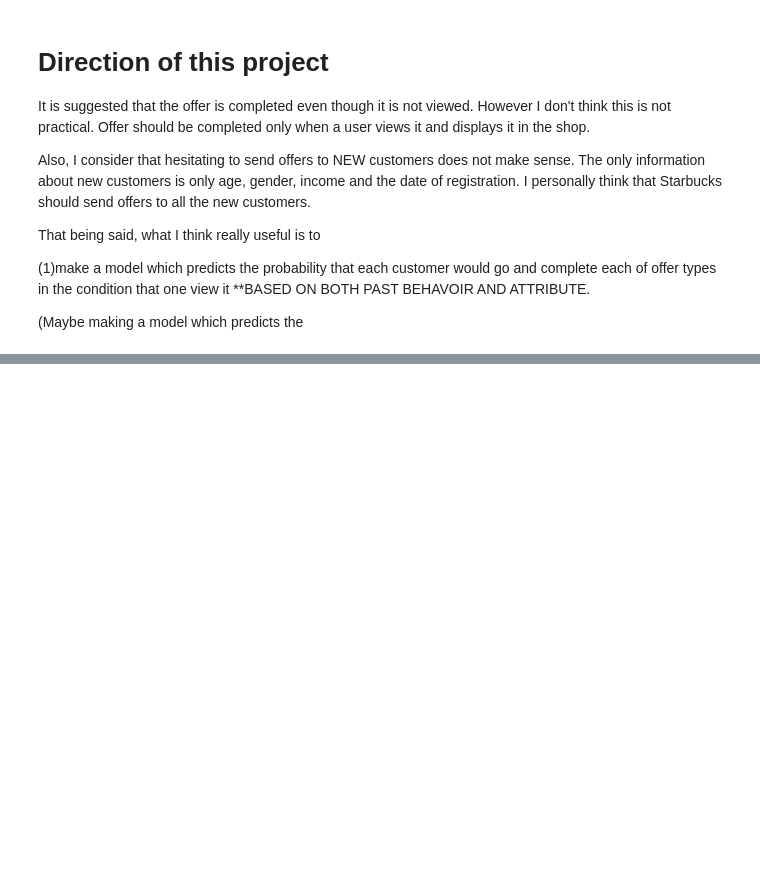
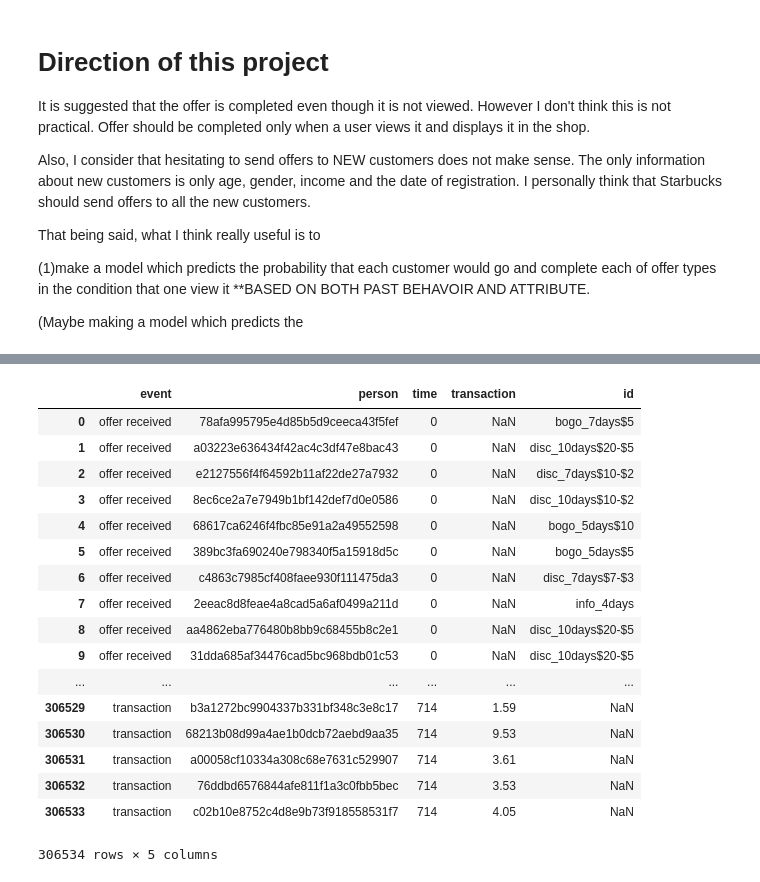
Before and after one commit to kudojp/StarBucksPromotionAnalysis, a Jupyter notebook: StarbucksPromotionAnalysis.ipynb, the cells around one changed output, grey strips where cells are left out. Cells and saved outputs as stored; diff of their text form; code cells hidden in the pictures; blank space fills up the shorter version.

```diff
--- a/StarbucksPromotionAnalysis.ipynb
+++ b/StarbucksPromotionAnalysis.ipynb
@@ -525,0 +583,21 @@ transcript2[transcript2.event == "offer viewed"]
+# %%
+transcript2
+# %% [output]
+|  | event | person | time | transaction | id |
+| 0 | offer received | 78afa995795e4d85b5d9ceeca43f5fef | 0 | NaN | bogo_7days$5 |
+| 1 | offer received | a03223e636434f42ac4c3df47e8bac43 | 0 | NaN | disc_10days$20-$5 |
+| 2 | offer received | e2127556f4f64592b11af22de27a7932 | 0 | NaN | disc_7days$10-$2 |
+| 3 | offer received | 8ec6ce2a7e7949b1bf142def7d0e0586 | 0 | NaN | disc_10days$10-$2 |
+| 4 | offer received | 68617ca6246f4fbc85e91a2a49552598 | 0 | NaN | bogo_5days$10 |
+| 5 | offer received | 389bc3fa690240e798340f5a15918d5c | 0 | NaN | bogo_5days$5 |
+| 6 | offer received | c4863c7985cf408faee930f111475da3 | 0 | NaN | disc_7days$7-$3 |
+| 7 | offer received | 2eeac8d8feae4a8cad5a6af0499a211d | 0 | NaN | info_4days |
+| 8 | offer received | aa4862eba776480b8bb9c68455b8c2e1 | 0 | NaN | disc_10days$20-$5 |
+| 9 | offer received | 31dda685af34476cad5bc968bdb01c53 | 0 | NaN | disc_10days$20-$5 |
+| ... | ... | ... | ... | ... | ... |
+| 306529 | transaction | b3a1272bc9904337b331bf348c3e8c17 | 714 | 1.59 | NaN |
+| 306530 | transaction | 68213b08d99a4ae1b0dcb72aebd9aa35 | 714 | 9.53 | NaN |
+| 306531 | transaction | a00058cf10334a308c68e7631c529907 | 714 | 3.61 | NaN |
+| 306532 | transaction | 76ddbd6576844afe811f1a3c0fbb5bec | 714 | 3.53 | NaN |
+| 306533 | transaction | c02b10e8752c4d8e9b73f918558531f7 | 714 | 4.05 | NaN |
+306534 rows × 5 columns
```
Also changed, not shown: parts of 16 cells of this notebook.
